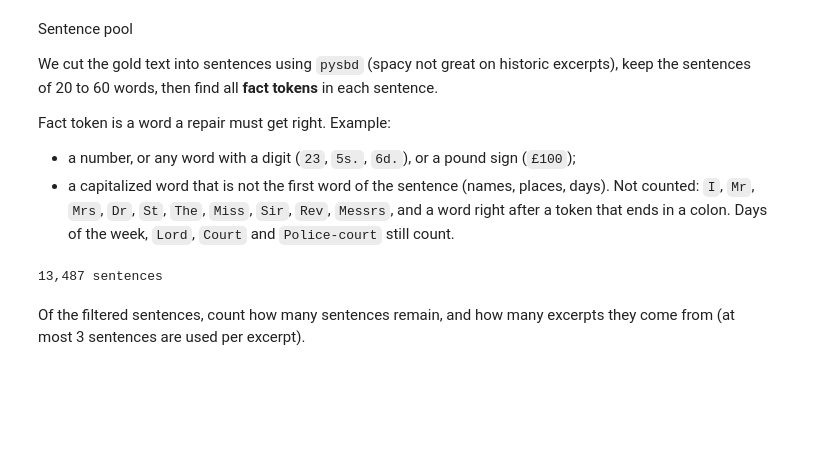
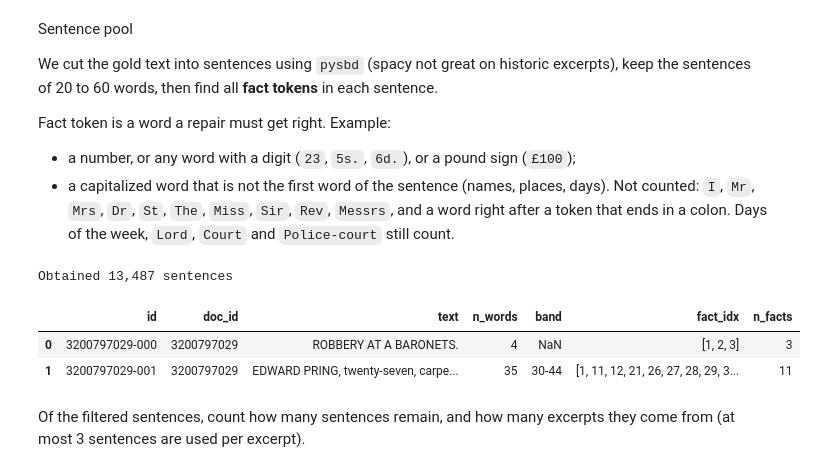
Before and after one commit to tanruoshan/GenAI, a Jupyter notebook: notebooks/01_dataset_and_damage_pipeline.ipynb, the cells around one changed output. Drawn from its saved outputs; the diff is of its cells as text; code cells hidden in the pictures; blank space fills up the shorter version.

```diff
--- a/notebooks/01_dataset_and_damage_pipeline.ipynb
+++ b/notebooks/01_dataset_and_damage_pipeline.ipynb
@@ -123,9 +97,13 @@ from blnrepair.plots import pool_bar_chart
 # %%
 # Return all sentences of all excerpts, with word count, length band and fact-token positions.
 sentences = build_sentences(gold, config["sentence_pool"]["length_bands"])
-print(f"{len(sentences):,} sentences")
+print(f"Obtained {len(sentences):,} sentences")
+sentences.head(2)
 # %% [output]
-13,487 sentences
+Obtained 13,487 sentences
+|  | id | doc_id | text | n_words | band | fact_idx | n_facts |
+| 0 | 3200797029-000 | 3200797029 | ROBBERY AT A BARONETS. | 4 | NaN | [1, 2, 3] | 3 |
+| 1 | 3200797029-001 | 3200797029 | EDWARD PRING, twenty-seven, carpe... | 35 | 30-44 | [1, 11, 12, 21, 26, 27, 28, 29, 3... | 11 |
 # %% [markdown]
 Of the filtered sentences, count how many sentences remain, and how many excerpts they come from (at most 3 sentences are used per excerpt).
 # %%
```
Also changed, not shown: parts of 20 cells of this notebook, 10 other files.
